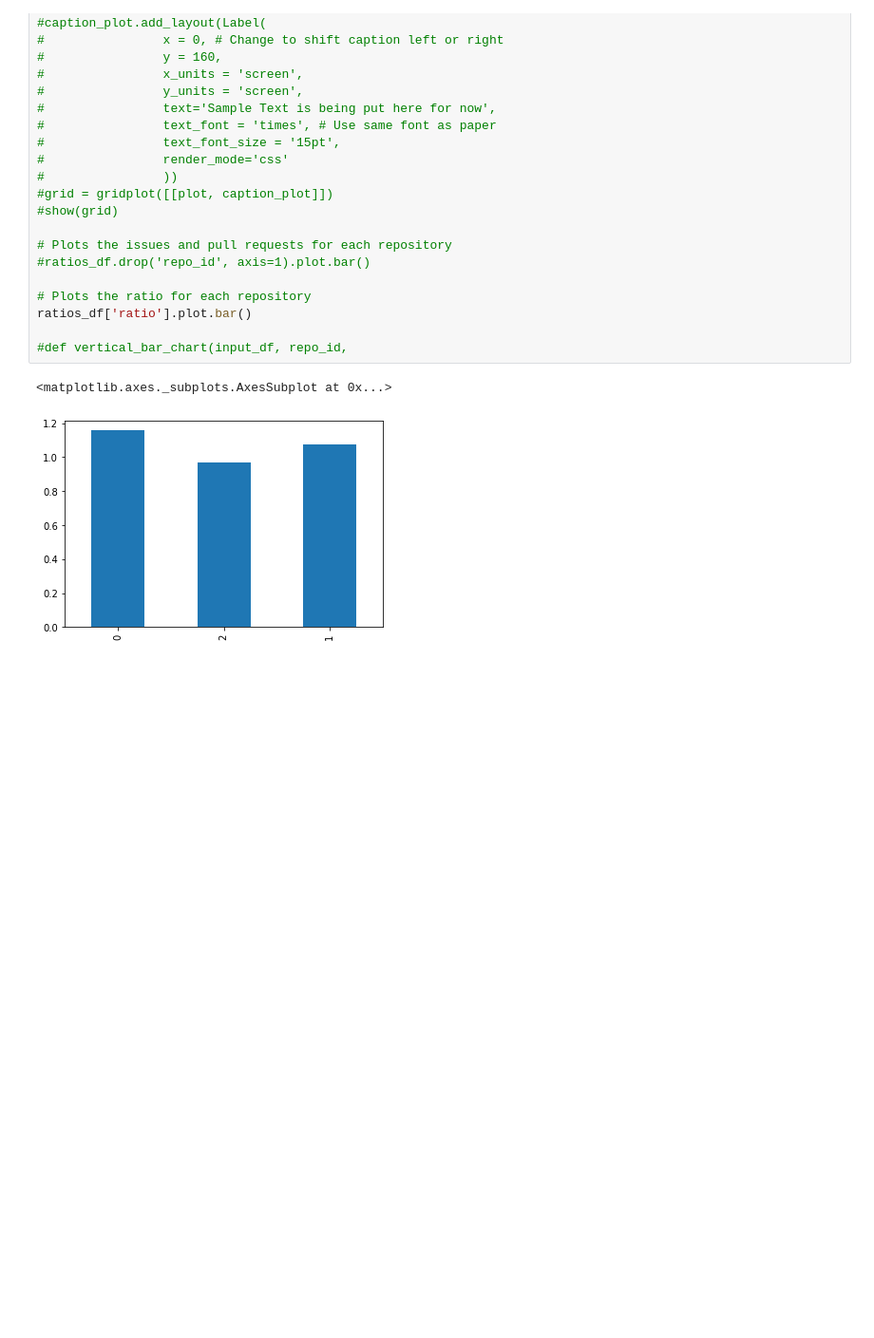
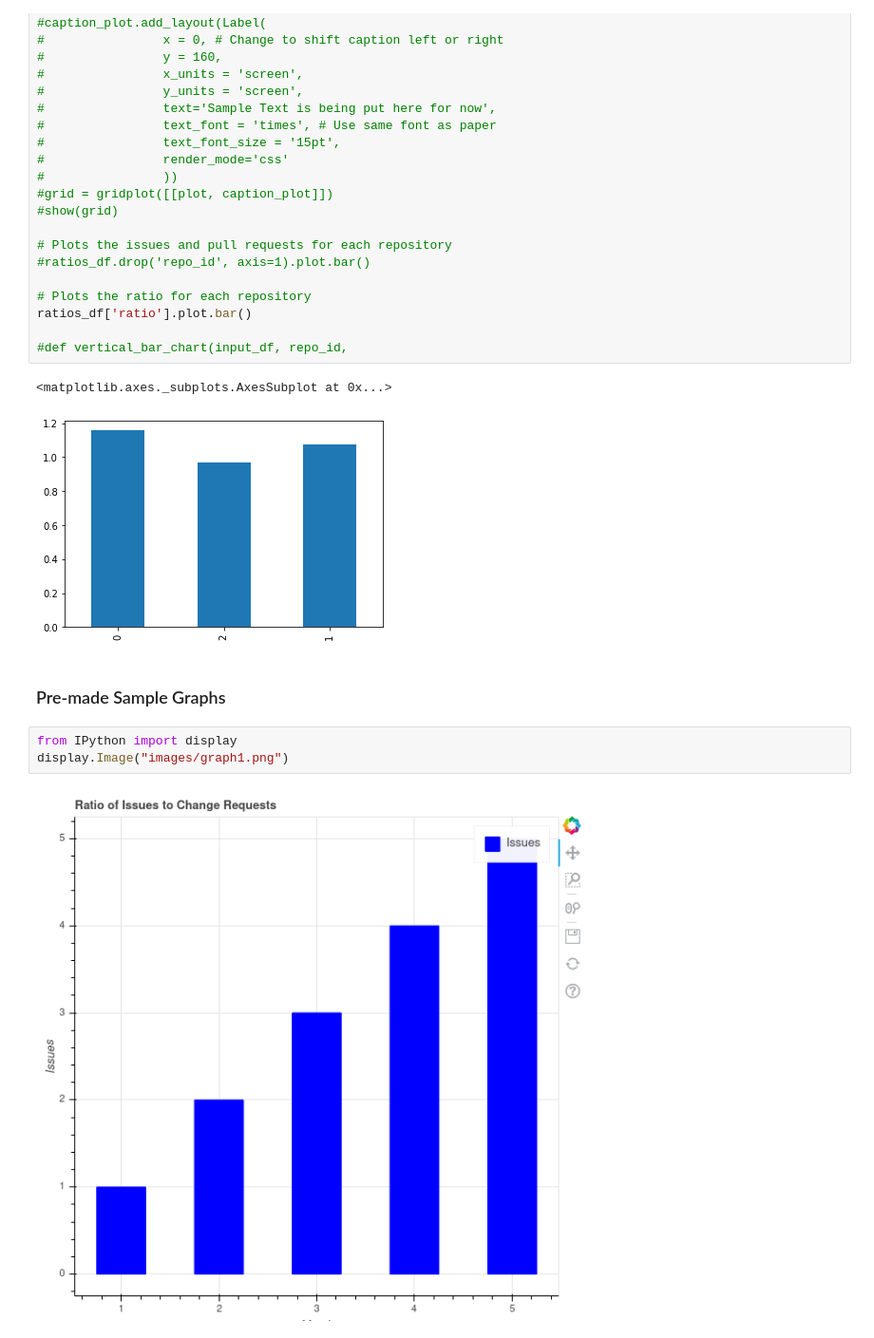
Before and after one commit to SWEGroup5/augur-community-reports, a Jupyter notebook: issues_to_change_requests.ipynb, the cells around one changed output. Shown at 95% size. Drawn from its saved outputs; the diff is of its cells as text; blank space fills up the shorter version.

Commit message:
Added sample graphs

```diff
--- a/issues_to_change_requests.ipynb
+++ b/issues_to_change_requests.ipynb
@@ -258,3 +258,10 @@ ratios_df['ratio'].plot.bar()
 # %% [output]
 <matplotlib.axes._subplots.AxesSubplot at 0x...>
 [figure]
+# %% [markdown]
+### Pre-made Sample Graphs
+# %%
+from IPython import display
+display.Image("images/graph1.png")
+# %% [output]
+[figure, added]
```
Also changed, not shown: parts of 2 cells of this notebook, 2 other files.
